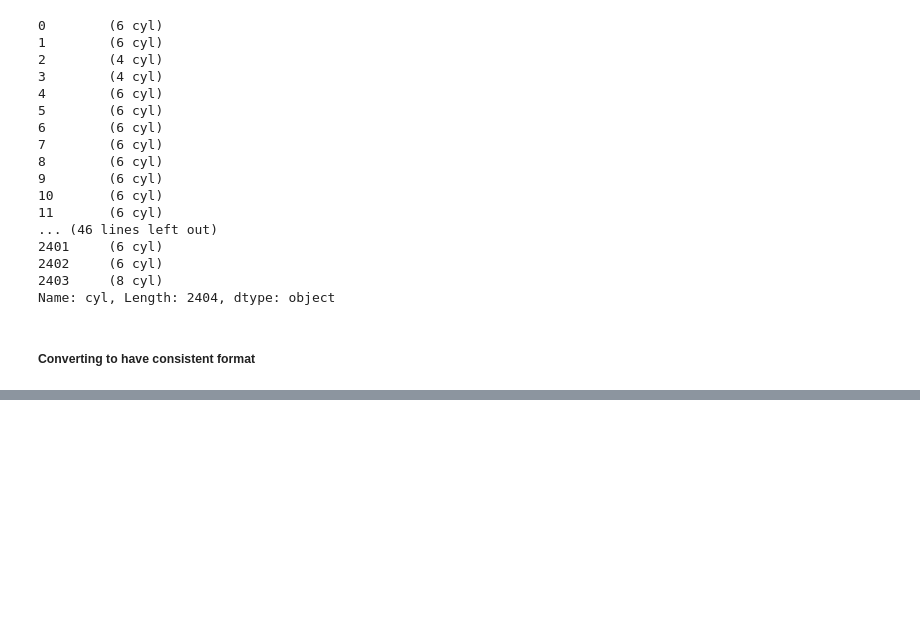
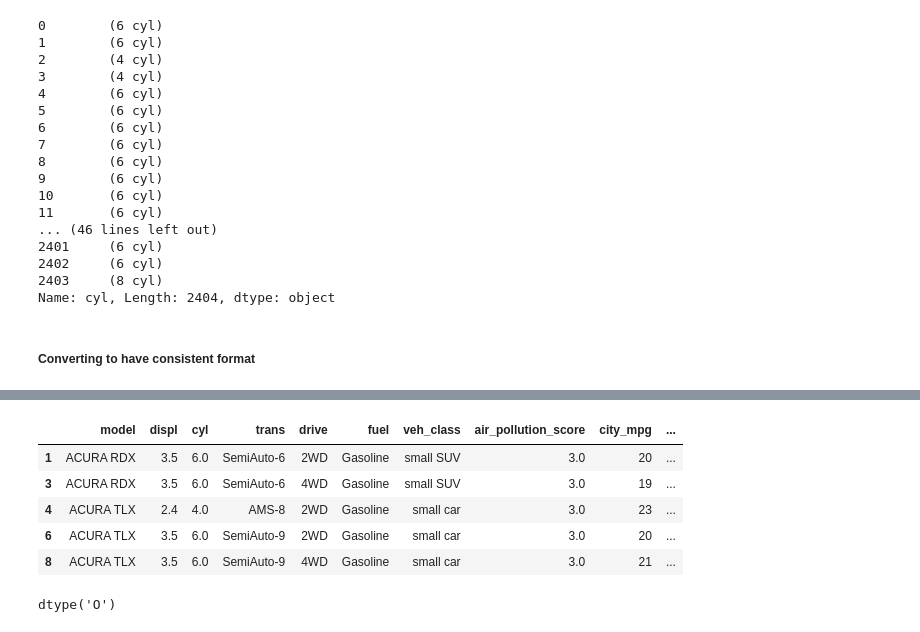
Before and after one commit to PadmarajBhat/DataAnalyst-1, a Jupyter notebook: The Data Analysis Process/Data Analysis Process - Case Study 2.ipynb, the cells around one changed output, grey strips where cells are left out. Cells and saved outputs as stored; diff of their text form; code cells hidden in the pictures; blank space fills up the shorter version.

```diff
--- a/The Data Analysis Process/Data Analysis Process - Case Study 2.ipynb
+++ b/The Data Analysis Process/Data Analysis Process - Case Study 2.ipynb
@@ -357,0 +372,2 @@ Name: cyl, Length: 2404, dtype: object
+# %%
+df_18_new['air_pollution_score'] = df_18_new.air_pollution_score.apply(lambda x: float(x))
@@ -357,0 +383,13 @@ Name: cyl, Length: 2404, dtype: object
+# %%
+df_18_new.head()
+# %% [output]
+|  | model | displ | cyl | trans | drive | fuel | veh_class | air_pollution_score | city_mpg | ... |
+| 1 | ACURA RDX | 3.5 | 6.0 | SemiAuto-6 | 2WD | Gasoline | small SUV | 3.0 | 20 | ... |
+| 3 | ACURA RDX | 3.5 | 6.0 | SemiAuto-6 | 4WD | Gasoline | small SUV | 3.0 | 19 | ... |
+| 4 | ACURA TLX | 2.4 | 4.0 | AMS-8 | 2WD | Gasoline | small car | 3.0 | 23 | ... |
+| 6 | ACURA TLX | 3.5 | 6.0 | SemiAuto-9 | 2WD | Gasoline | small car | 3.0 | 20 | ... |
+| 8 | ACURA TLX | 3.5 | 6.0 | SemiAuto-9 | 4WD | Gasoline | small car | 3.0 | 21 | ... |
+# %%
+df_08_new.city_mpg.dtype
+# %% [output]
+dtype('O')
```
Also changed, not shown: parts of 18 cells of this notebook.
